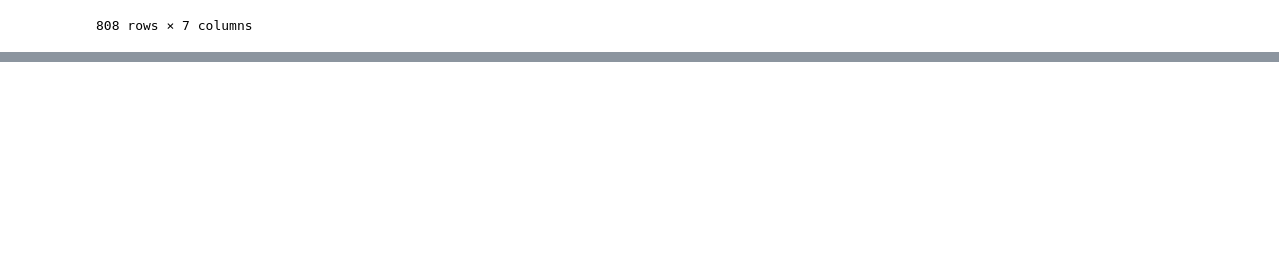
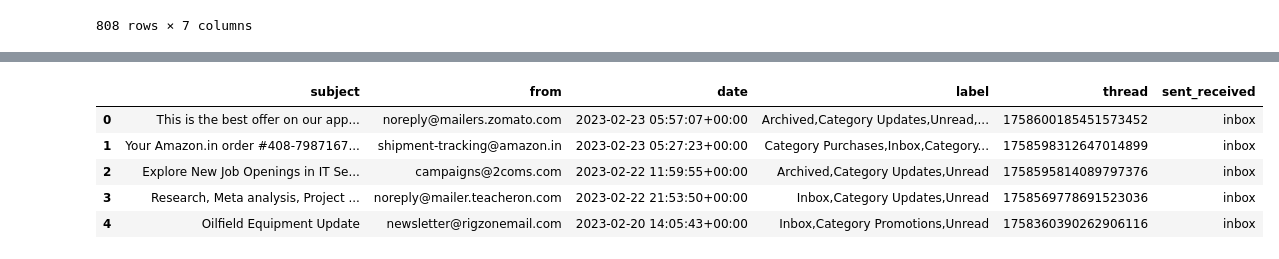
Before and after one commit to ketanbutte/EDA-mail, a Jupyter notebook: Mails-EDA.ipynb, the cells around one changed output, grey strips where cells are left out. Saved outputs shown, nothing was run; the diff lists cells and outputs as text; code cells hidden in the pictures; blank space fills up the shorter version.

Commit message:
date modifications

```diff
--- a/Mails-EDA.ipynb
+++ b/Mails-EDA.ipynb
@@ -221,0 +279,9 @@ df.drop(columns='to',inplace=True)
+# %%
+df.head()
+# %% [output]
+|  | subject | from | date | label | thread | sent_received |
+| 0 | This is the best offer on our app... | noreply@mailers.zomato.com | 2023-02-23 05:57:07+00:00 | Archived,Category Updates,Unread,... | 1758600185451573452 | inbox |
+| 1 | Your Amazon.in order #408-7987167... | shipment-tracking@amazon.in | 2023-02-23 05:27:23+00:00 | Category Purchases,Inbox,Category... | 1758598312647014899 | inbox |
+| 2 | Explore New Job Openings in IT Se... | campaigns@2coms.com | 2023-02-22 11:59:55+00:00 | Archived,Category Updates,Unread | 1758595814089797376 | inbox |
+| 3 | Research, Meta analysis, Project ... | noreply@mailer.teacheron.com | 2023-02-22 21:53:50+00:00 | Inbox,Category Updates,Unread | 1758569778691523036 | inbox |
+| 4 | Oilfield Equipment Update | newsletter@rigzonemail.com | 2023-02-20 14:05:43+00:00 | Inbox,Category Promotions,Unread | 1758360390262906116 | inbox |
```
Also changed, not shown: parts of 16 cells of this notebook.
